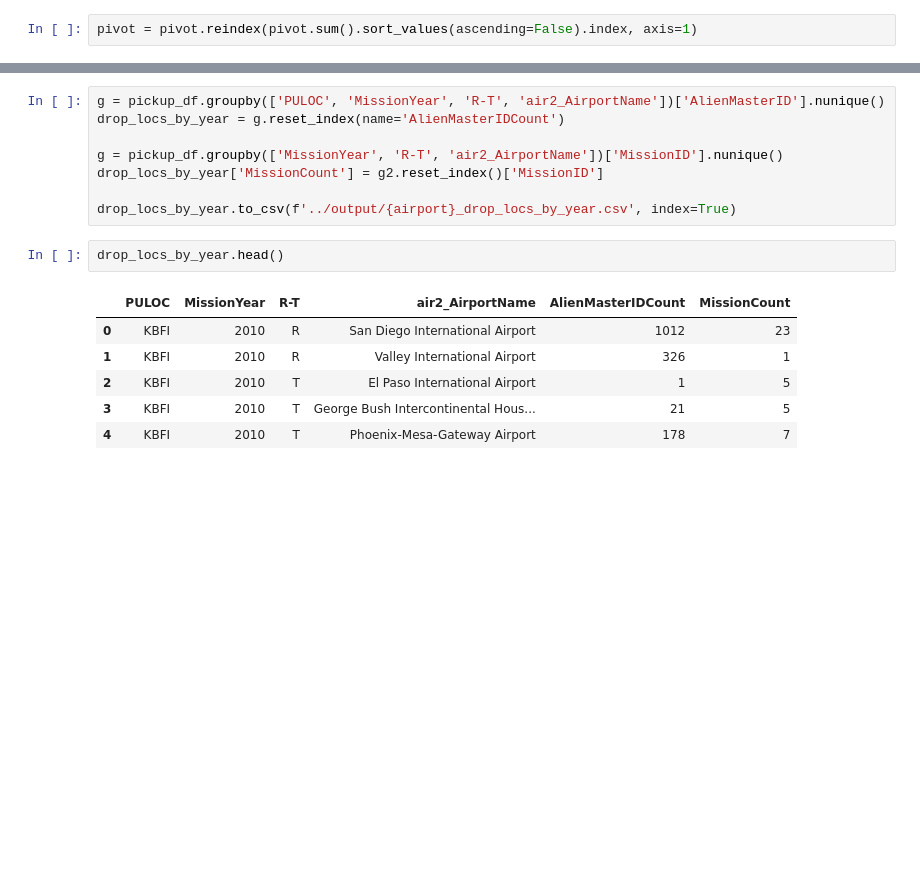
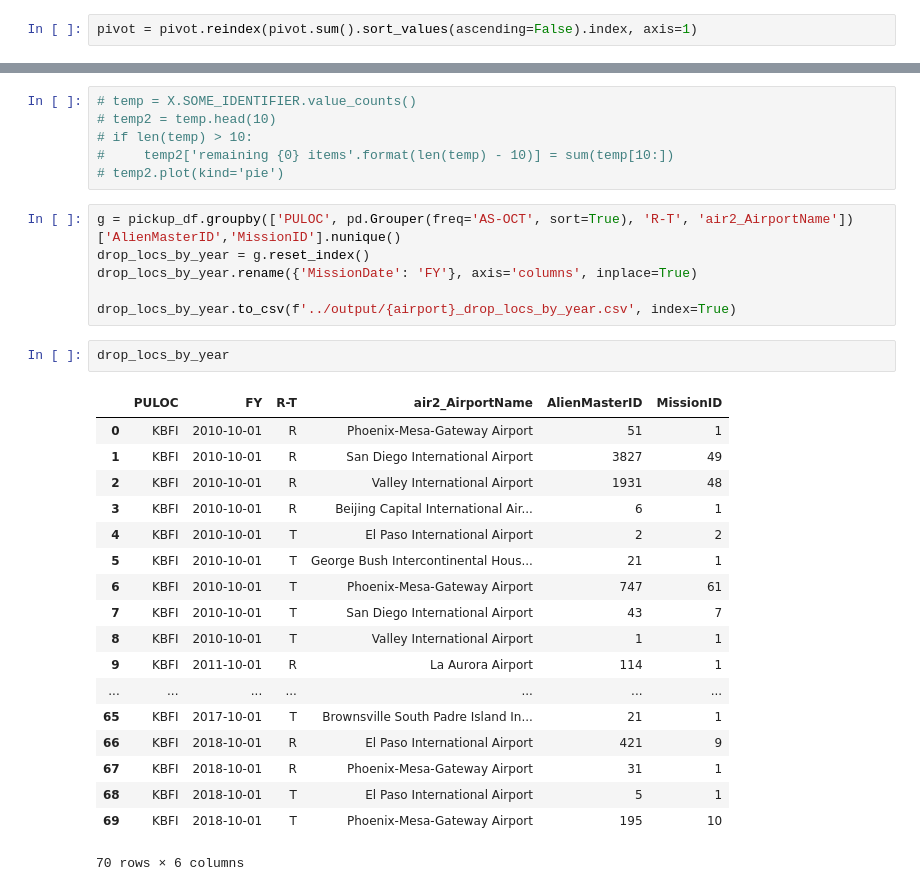
Before and after one commit to UWCHR/ice-air, a Jupyter notebook: analyze/note/airport.ipynb, the cells around one changed output, grey strips where cells are left out. Saved outputs shown, nothing was run; the diff lists cells and outputs as text; blank space fills up the shorter version.

```diff
--- a/analyze/note/airport.ipynb
+++ b/analyze/note/airport.ipynb
@@ -246,17 +292,33 @@ fig = pivot.plot(kind='bar', stacked=True, figsize=(10, 8))
+# %%
+# temp = X.SOME_IDENTIFIER.value_counts()
+# temp2 = temp.head(10)
+# if len(temp) > 10:
+#     temp2['remaining {0} items'.format(len(temp) - 10)] = sum(temp[10:])
+# temp2.plot(kind='pie')
 # %%
-g = pickup_df.groupby(['PULOC', 'MissionYear', 'R-T', 'air2_AirportName'])['AlienMasterID'].nunique()
-drop_locs_by_year = g.reset_index(name='AlienMasterIDCount')
-
-g = pickup_df.groupby(['MissionYear', 'R-T', 'air2_AirportName'])['MissionID'].nunique()
-drop_locs_by_year['MissionCount'] = g2.reset_index()['MissionID']
+g = pickup_df.groupby(['PULOC', pd.Grouper(freq='AS-OCT', sort=True), 'R-T', 'air2_AirportName'])['AlienMasterID','MissionID'].nunique()
+drop_locs_by_year = g.reset_index()
+drop_locs_by_year.rename({'MissionDate': 'FY'}, axis='columns', inplace=True)
 
 drop_locs_by_year.to_csv(f'../output/{airport}_drop_locs_by_year.csv', index=True)
 # %%
-drop_locs_by_year.head()
+drop_locs_by_year
 # %% [output]
-|  | PULOC | MissionYear | R-T | air2_AirportName | AlienMasterIDCount | MissionCount |
-| 0 | KBFI | 2010 | R | San Diego International Airport | 1012 | 23 |
-| 1 | KBFI | 2010 | R | Valley International Airport | 326 | 1 |
-| 2 | KBFI | 2010 | T | El Paso International Airport | 1 | 5 |
-| 3 | KBFI | 2010 | T | George Bush Intercontinental Hous... | 21 | 5 |
-| 4 | KBFI | 2010 | T | Phoenix-Mesa-Gateway Airport | 178 | 7 |
+|  | PULOC | FY | R-T | air2_AirportName | AlienMasterID | MissionID |
+| 0 | KBFI | 2010-10-01 | R | Phoenix-Mesa-Gateway Airport | 51 | 1 |
+| 1 | KBFI | 2010-10-01 | R | San Diego International Airport | 3827 | 49 |
+| 2 | KBFI | 2010-10-01 | R | Valley International Airport | 1931 | 48 |
+| 3 | KBFI | 2010-10-01 | R | Beijing Capital International Air... | 6 | 1 |
+| 4 | KBFI | 2010-10-01 | T | El Paso International Airport | 2 | 2 |
+| 5 | KBFI | 2010-10-01 | T | George Bush Intercontinental Hous... | 21 | 1 |
+| 6 | KBFI | 2010-10-01 | T | Phoenix-Mesa-Gateway Airport | 747 | 61 |
+| 7 | KBFI | 2010-10-01 | T | San Diego International Airport | 43 | 7 |
+| 8 | KBFI | 2010-10-01 | T | Valley International Airport | 1 | 1 |
+| 9 | KBFI | 2011-10-01 | R | La Aurora Airport | 114 | 1 |
+| ... | ... | ... | ... | ... | ... | ... |
+| 65 | KBFI | 2017-10-01 | T | Brownsville South Padre Island In... | 21 | 1 |
+| 66 | KBFI | 2018-10-01 | R | El Paso International Airport | 421 | 9 |
+| 67 | KBFI | 2018-10-01 | R | Phoenix-Mesa-Gateway Airport | 31 | 1 |
+| 68 | KBFI | 2018-10-01 | T | El Paso International Airport | 5 | 1 |
+| 69 | KBFI | 2018-10-01 | T | Phoenix-Mesa-Gateway Airport | 195 | 10 |
+70 rows × 6 columns
```
Also changed, not shown: parts of 15 cells of this notebook, 3 other files.
